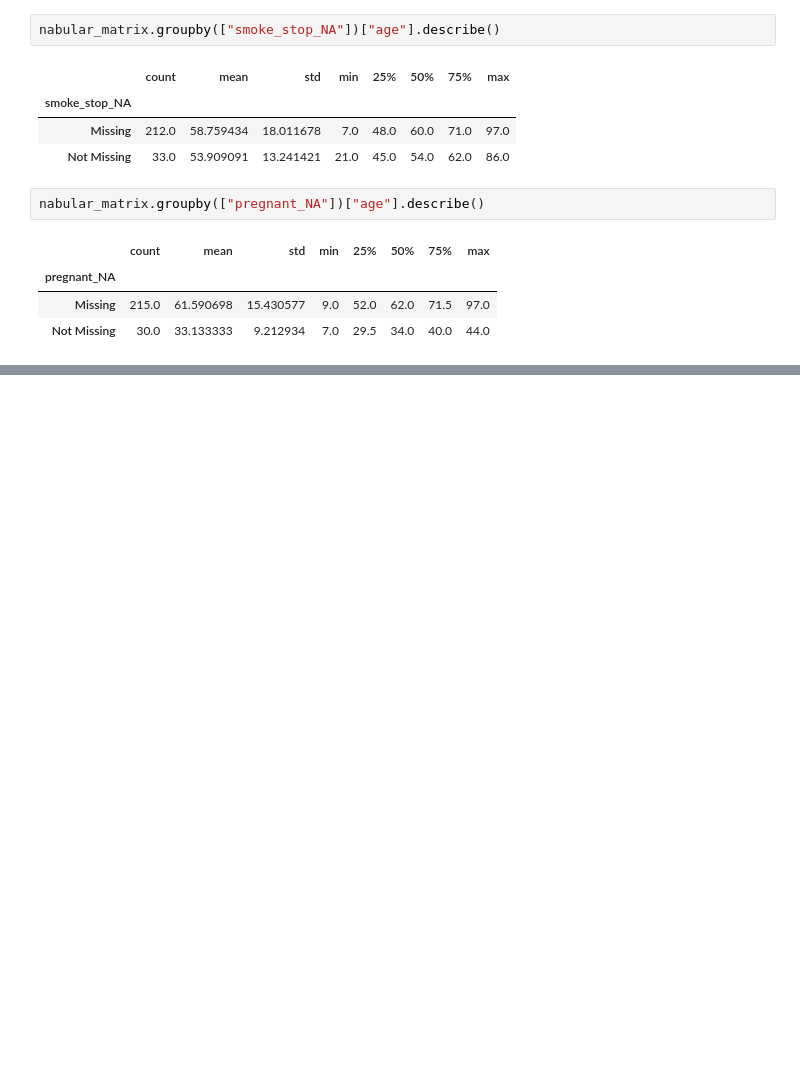
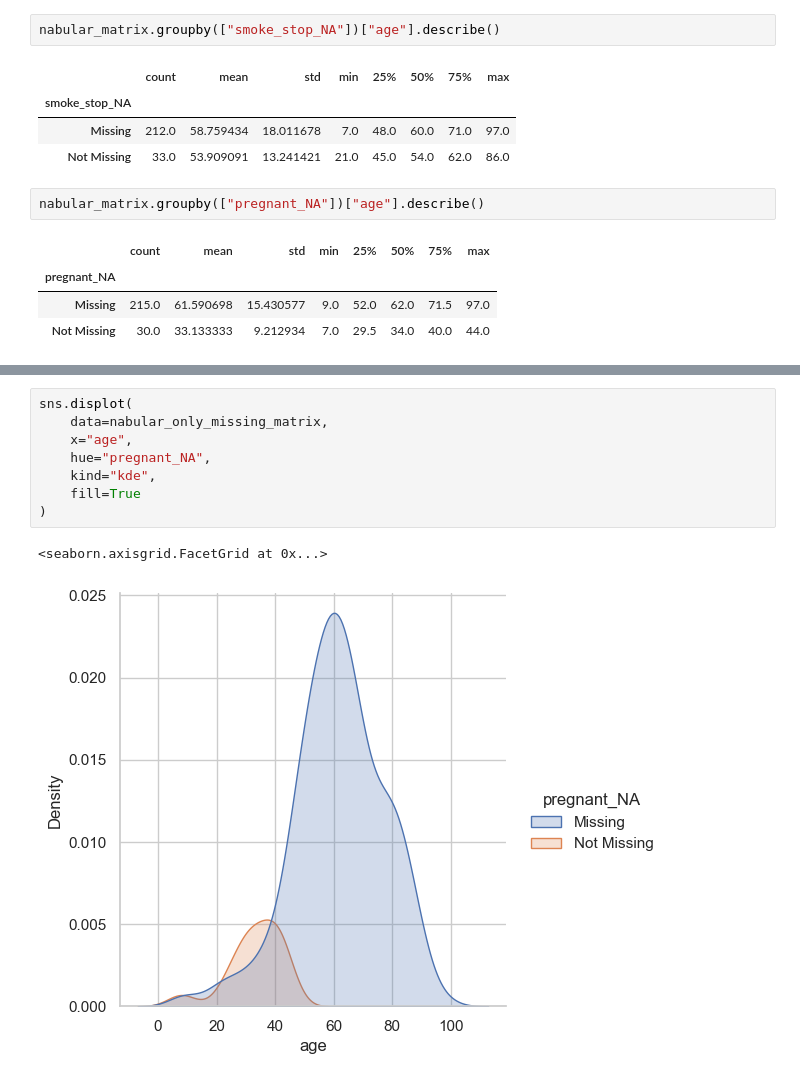
Before and after one commit to PedroRgz/Curso-Manejo-de-datos-faltantes, a Jupyter notebook: Manejo de datos faltantes: Exploración.ipynb, the cells around one changed output, grey strips where cells are left out. Saved outputs shown, nothing was run; the diff lists cells and outputs as text; blank space fills up the shorter version.

```diff
--- a/Manejo de datos faltantes: Exploración.ipynb
+++ b/Manejo de datos faltantes: Exploración.ipynb
@@ -1611,0 +1670,11 @@ nabular_matrix.groupby(["pregnant_NA"])["age"].describe()
+# %%
+sns.displot(
+    data=nabular_only_missing_matrix,
+    x="age",
+    hue="pregnant_NA",
+    kind="kde",
+    fill=True
+)
+# %% [output]
+<seaborn.axisgrid.FacetGrid at 0x...>
+[figure, added]
```
Also changed, not shown: parts of 10 cells of this notebook.
